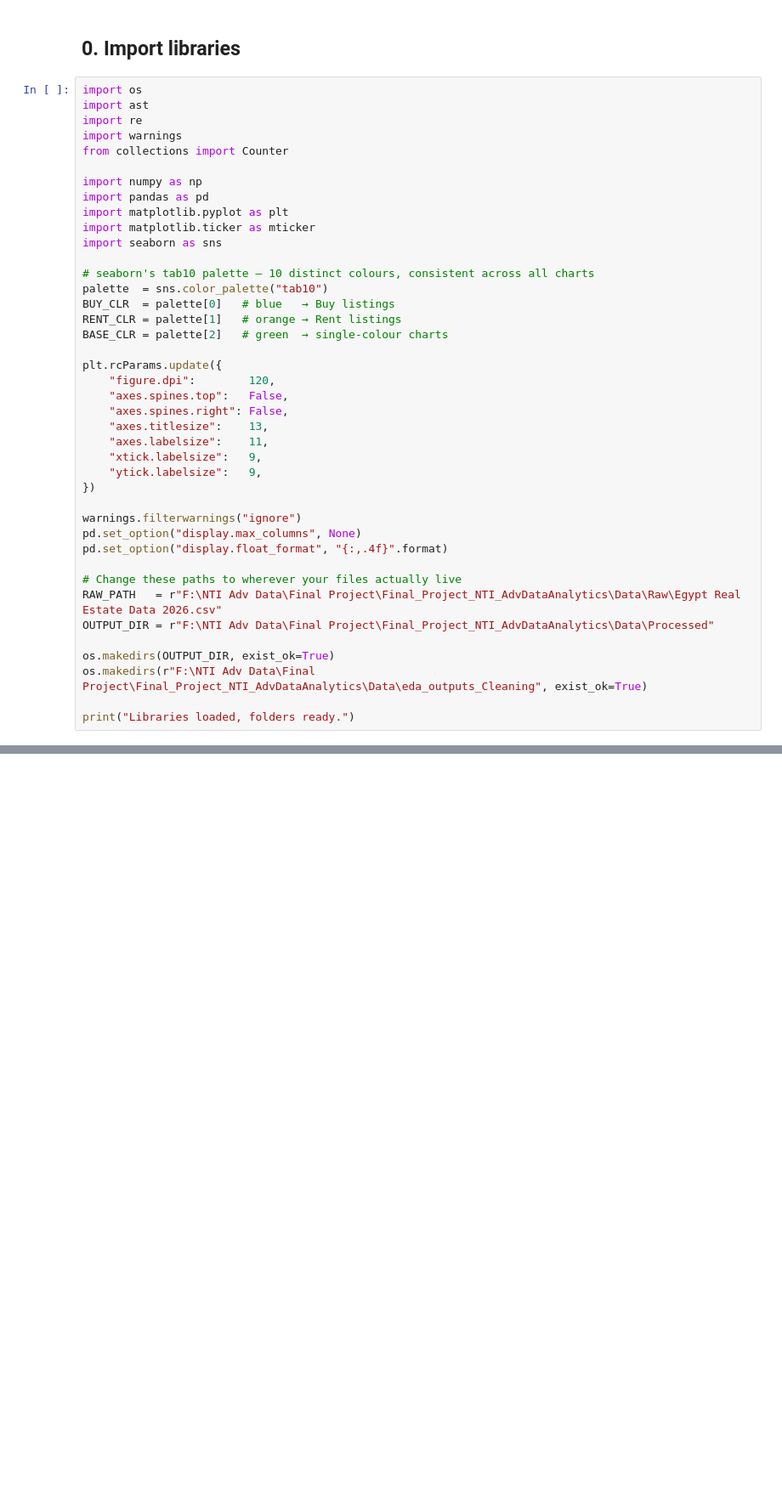
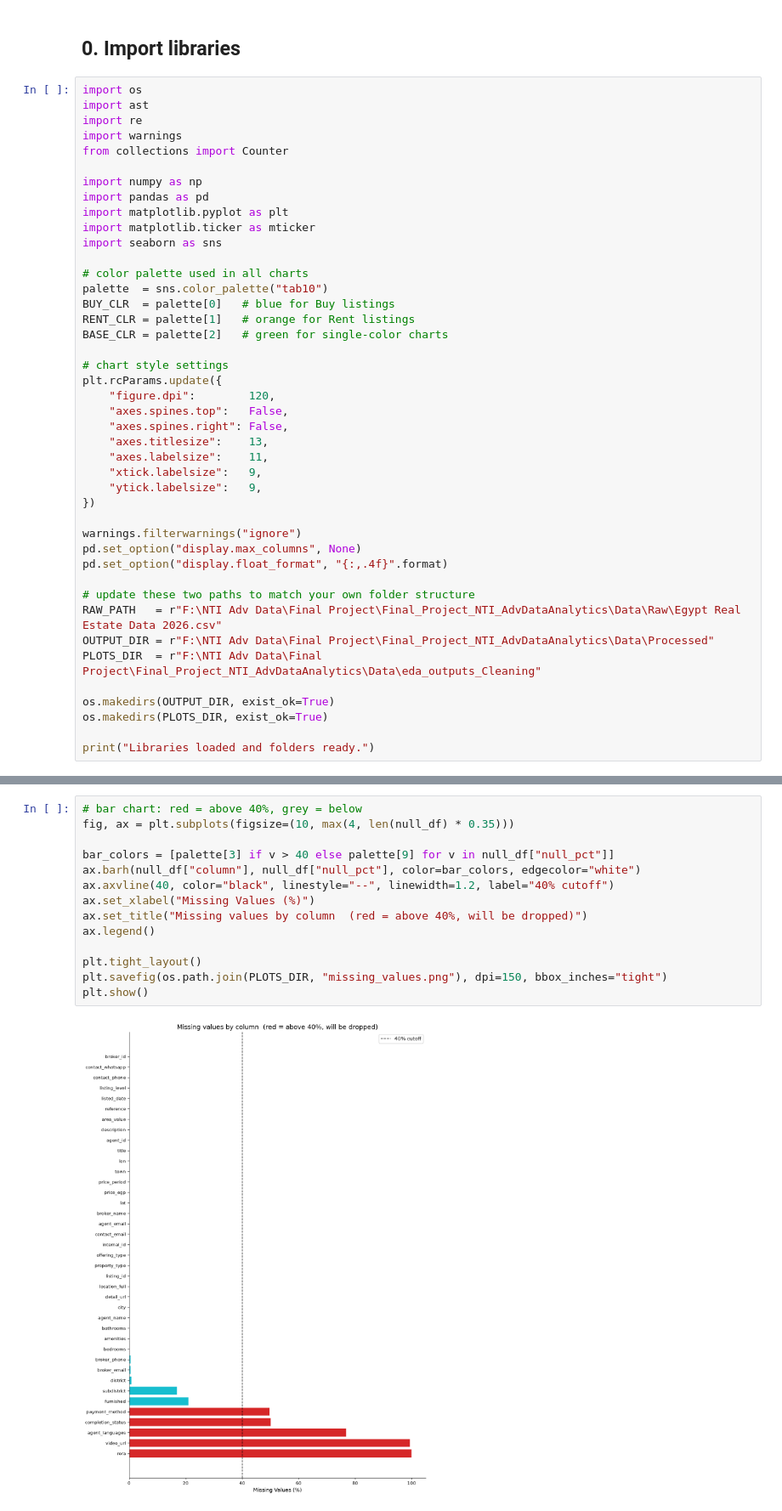
Before and after one commit to MohammedAhmed-01/Egypt_Real_Estate_Data_Analysis_2026, a Jupyter notebook: Notebooks/01_cleaning.ipynb, the cells around one changed output, grey strips where cells are left out. Shown at 85% size. Saved outputs shown, nothing was run; the diff lists cells and outputs as text; blank space fills up the shorter version.

Commit message:
Final Commit For Project

```diff
--- a/Notebooks/01_cleaning.ipynb
+++ b/Notebooks/01_cleaning.ipynb
@@ -29,12 +24,13 @@ import matplotlib.pyplot as plt
 import matplotlib.ticker as mticker
 import seaborn as sns
 
-# seaborn's tab10 palette — 10 distinct colours, consistent across all charts
+# color palette used in all charts
 palette  = sns.color_palette("tab10")
-BUY_CLR  = palette[0]   # blue   → Buy listings
-RENT_CLR = palette[1]   # orange → Rent listings
-BASE_CLR = palette[2]   # green  → single-colour charts
+BUY_CLR  = palette[0]   # blue for Buy listings
+RENT_CLR = palette[1]   # orange for Rent listings
+BASE_CLR = palette[2]   # green for single-color charts
 
+# chart style settings
 plt.rcParams.update({
     "figure.dpi":        120,
     "axes.spines.top":   False,
@@ -49,12 +45,13 @@ warnings.filterwarnings("ignore")
 pd.set_option("display.max_columns", None)
 pd.set_option("display.float_format", "{:,.4f}".format)
 
-# Change these paths to wherever your files actually live
+# update these two paths to match your own folder structure
 RAW_PATH   = r"F:\NTI Adv Data\Final Project\Final_Project_NTI_AdvDataAnalytics\Data\Raw\Egypt Real Estate Data 2026.csv"
 OUTPUT_DIR = r"F:\NTI Adv Data\Final Project\Final_Project_NTI_AdvDataAnalytics\Data\Processed"
+PLOTS_DIR  = r"F:\NTI Adv Data\Final Project\Final_Project_NTI_AdvDataAnalytics\Data\eda_outputs_Cleaning"
 
 os.makedirs(OUTPUT_DIR, exist_ok=True)
-os.makedirs(r"F:\NTI Adv Data\Final Project\Final_Project_NTI_AdvDataAnalytics\Data\eda_outputs_Cleaning", exist_ok=True)
+os.makedirs(PLOTS_DIR, exist_ok=True)
 
-print("Libraries loaded, folders ready.")
+print("Libraries loaded and folders ready.")
 # %% [output]
@@ -511,0 +128,16 @@ Bathroom values: [1.0, 2.0, 3.0, 4.0, 5.0, 6.0, 7.0]
+# %%
+# bar chart: red = above 40%, grey = below
+fig, ax = plt.subplots(figsize=(10, max(4, len(null_df) * 0.35)))
+
+bar_colors = [palette[3] if v > 40 else palette[9] for v in null_df["null_pct"]]
+ax.barh(null_df["column"], null_df["null_pct"], color=bar_colors, edgecolor="white")
+ax.axvline(40, color="black", linestyle="--", linewidth=1.2, label="40% cutoff")
+ax.set_xlabel("Missing Values (%)")
+ax.set_title("Missing values by column  (red = above 40%, will be dropped)")
+ax.legend()
+
+plt.tight_layout()
+plt.savefig(os.path.join(PLOTS_DIR, "missing_values.png"), dpi=150, bbox_inches="tight")
+plt.show()
+# %% [output]
+[figure, added]
```
Also changed, not shown: parts of 95 cells of this notebook, 35 other files.
